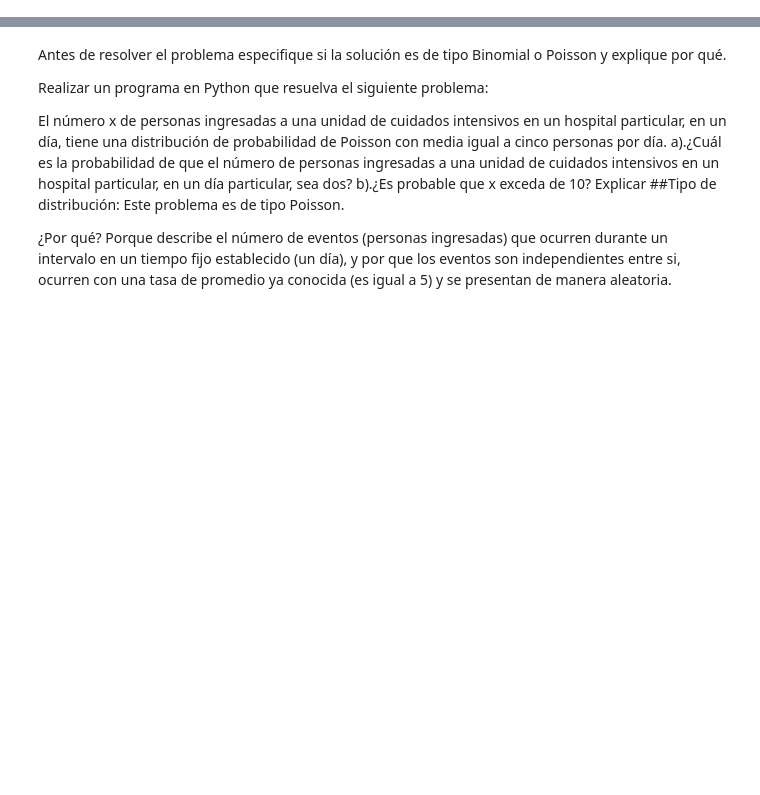
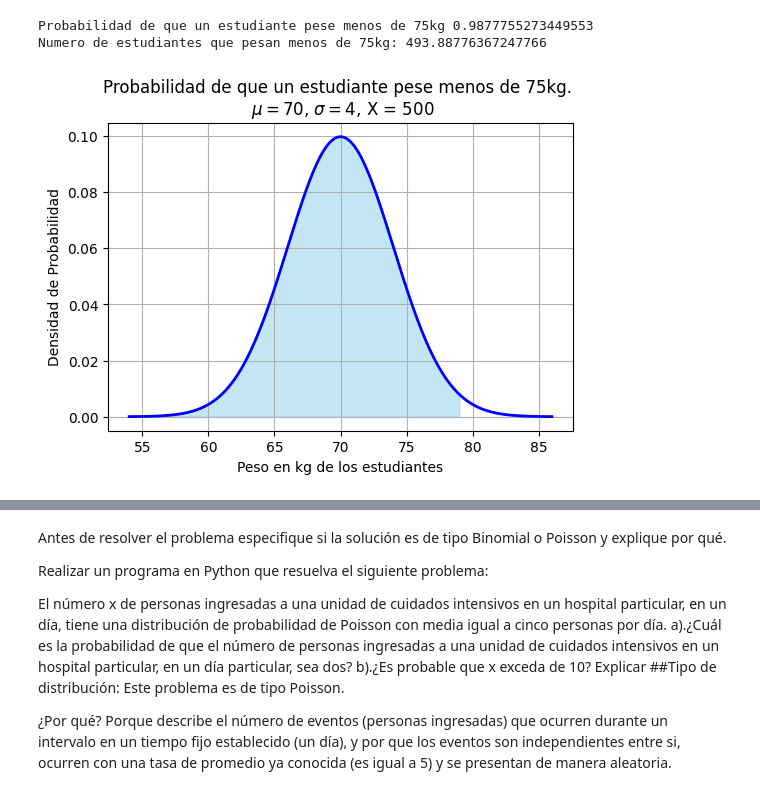
Before and after one commit to ObLun27/Estadistica, a Jupyter notebook: Unidad4/Practica3.ipynb, the cells around one changed output, grey strips where cells are left out. Saved outputs shown, nothing was run; the diff lists cells and outputs as text; code cells hidden in the pictures; blank space fills up the shorter version.

```diff
--- a/Unidad4/Practica3.ipynb
+++ b/Unidad4/Practica3.ipynb
@@ -20,0 +121,27 @@ Profesor: José Gabriel Rodríguez Rivas
+# %%
+plt.figure (figsize=(6, 4))
+media = 70
+desvEst = 4
+totalEstudiantes = 500
+pesoLim = 79 #Variable para calcular la probabilidad de que un estudiante pese menos de 79kg
+
+probMenos75 = norm.cdf(pesoLim, media, desvEst)
+#Ahora calculamos el numero de estudiantes que pesan menos de 75kg
+numMenos75 = probMenos75 * totalEstudiantes
+print("Probabilidad de que un estudiante pese menos de 75kg", probMenos75)
+print("Numero de estudiantes que pesan menos de 75kg:", numMenos75)
+
+#Graficar la distribucion normal
+x = np.linspace(media - 4 * desvEst, media + 4 * desvEst, 1000)
+y = norm.pdf(x, media, desvEst)
+plt.plot(x, y, 'b', linewidth=2)
+plt.fill_between(x, y, where=(x <= pesoLim), color='skyblue', alpha=0.5)
+plt.title('Probabilidad de que un estudiante pese menos de 75kg. \n $\mu=70$, $\sigma=4$, X = 500')
+plt.xlabel("Peso en kg de los estudiantes")
+plt.ylabel("Densidad de Probabilidad")
+plt.grid(True)
+plt.show()
+# %% [output]
+Probabilidad de que un estudiante pese menos de 75kg 0.9877755273449553
+Numero de estudiantes que pesan menos de 75kg: 493.88776367247766
+[figure, added]
```
Also changed, not shown: parts of 14 cells of this notebook.
